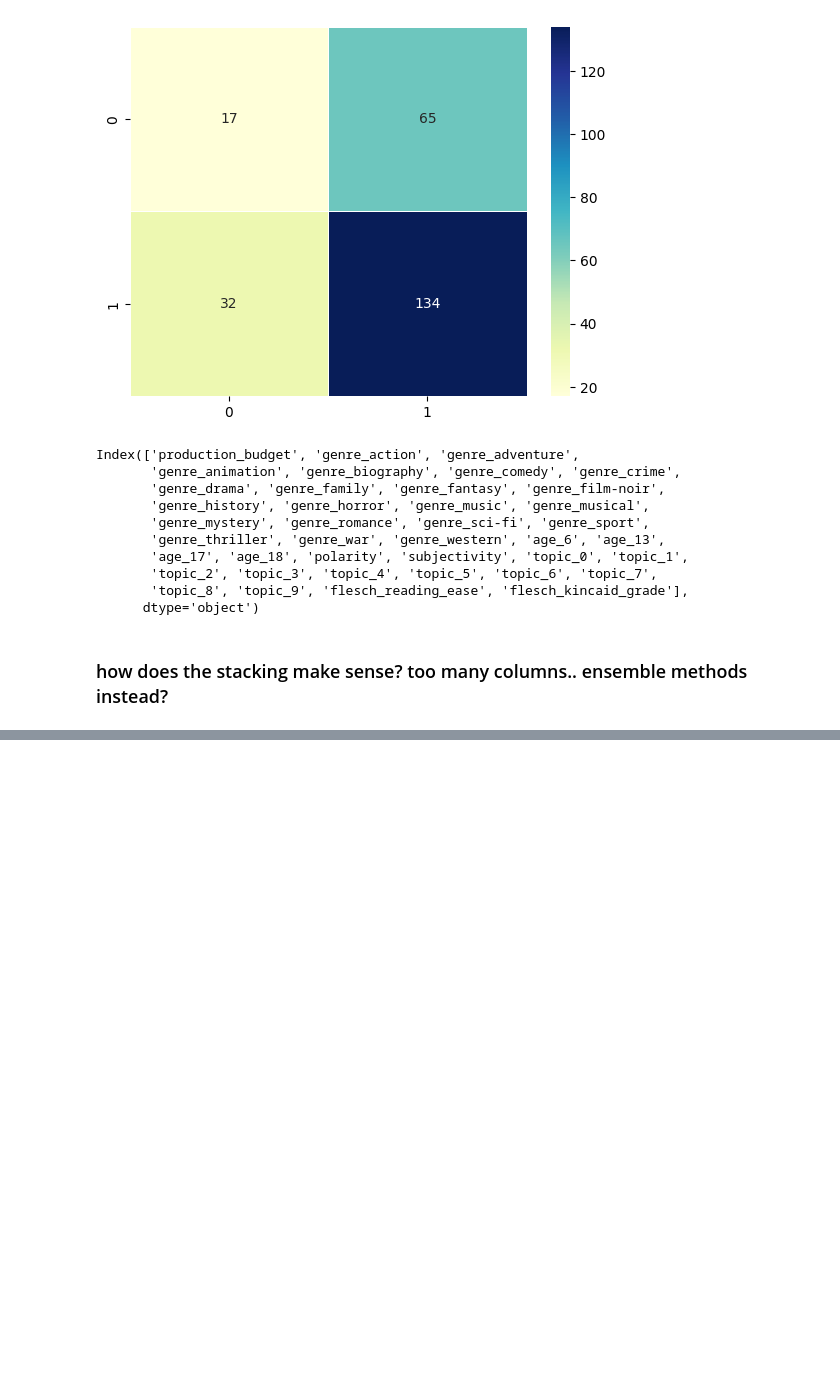
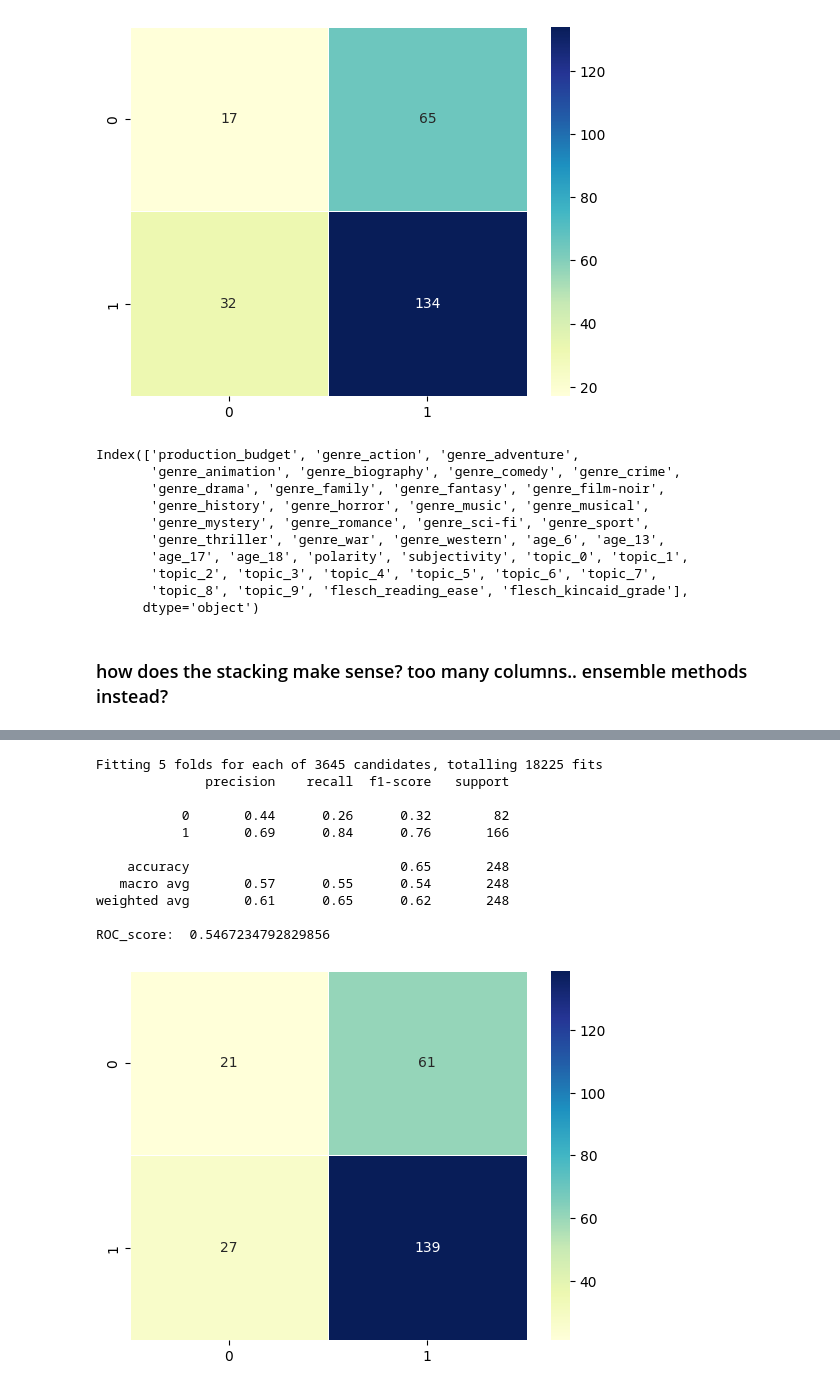
Before and after one commit to Boat84/Capstone-project, a Jupyter notebook: model.ipynb, the cells around one changed output, grey strips where cells are left out. Saved outputs shown, nothing was run; the diff lists cells and outputs as text; code cells hidden in the pictures; blank space fills up the shorter version.

```diff
--- a/model.ipynb
+++ b/model.ipynb
@@ -579,2 +599,42 @@ weighted avg       0.57      0.61      0.58       248
+# %%
+
+# Define parameter grid for randomized search
+param_grid = {
+        'min_child_weight': [1, 5, 10],
+        'gamma': [0, 0.5, 1,  2, 5],
+        'subsample': [0.6, 0.8, 1.0],
+        'colsample_bytree': [0.6, 0.8, 1.0],
+        'max_depth': [3, 5,  9],
+        'learning_rate' : [0.1, 0.3, 1.0],
+        'lambda' : [0.3, 1, 5]
+        }
+
+
+# Instantiate random search and define the metric to optimize
+gs = GridSearchCV(XGBClassifier(), param_grid,  scoring='accuracy',
+                  cv=5, verbose=3, n_jobs=-1)
+
+# Fit randomized search object to data
+gs.fit(X_train_stack, y_train)
+
+gs_best = gs.best_estimator_
+y_pred = gs_best.predict(X_test_stack)
+print(classification_report(y_test,y_pred))
+print('ROC_score: ', roc_auc_score(y_test, y_pred))
+cm = confusion_matrix(y_test, y_pred)
+sns.heatmap(cm, cmap='YlGnBu', annot=True, fmt='d', linewidths=.5);
+# %% [output]
+Fitting 5 folds for each of 3645 candidates, totalling 18225 fits
+              precision    recall  f1-score   support
+
+           0       0.44      0.26      0.32        82
+           1       0.69      0.84      0.76       166
+
+    accuracy                           0.65       248
+   macro avg       0.57      0.55      0.54       248
+weighted avg       0.61      0.65      0.62       248
+
+ROC_score:  0.5467234792829856
+[figure, added]
 # %%
 with open('models/clf_stack.pkl', 'wb') as f:
```
Also changed, not shown: parts of 5 cells of this notebook, 1 other file.
